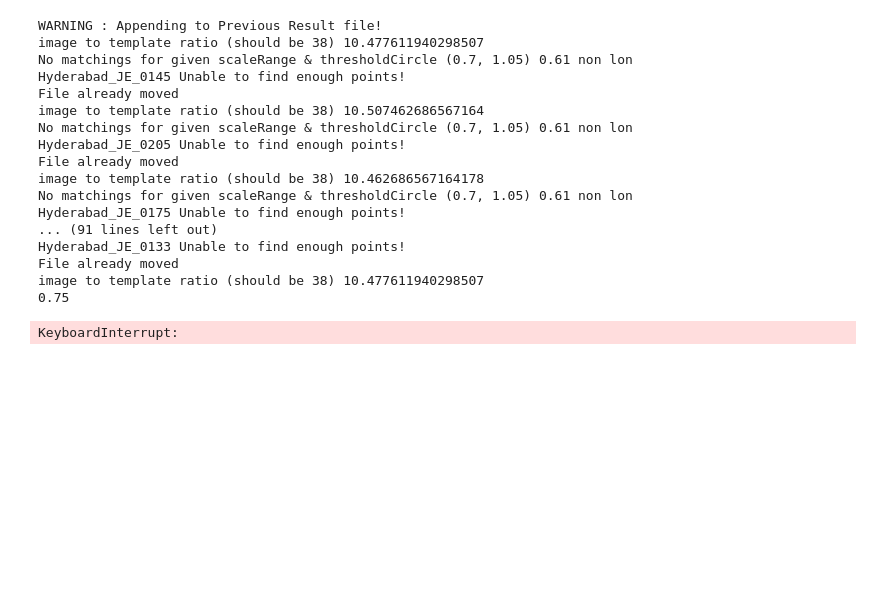
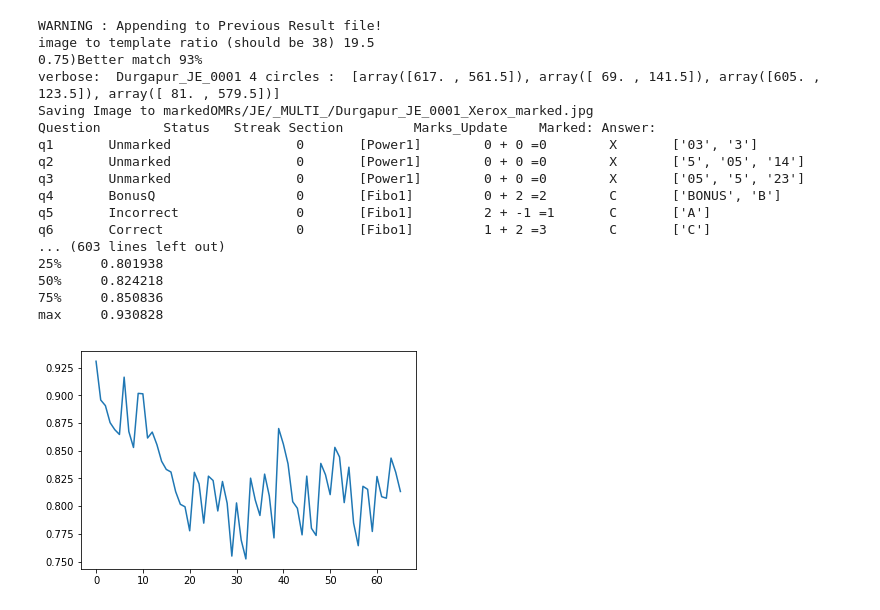
Before and after one commit to Udayraj123/OMRChecker, a Jupyter notebook: python3 opencv3.1 running.ipynb, the cells around one changed output. Cells and saved outputs as stored; diff of their text form; code cells hidden in the pictures; blank space fills up the shorter version.

```diff
--- a/python3 opencv3.1 running.ipynb
+++ b/python3 opencv3.1 running.ipynb
@@ -12,8 +12,8 @@ Evaluate Hindi Files acc to diff template & anskey - Korba, Gwalior, Gonda _/ ,
 
 """
 showimg= 0
-verbose = 0 # Warning, the code may occasionally stop and showimg if verbose = 1
-explain= 0
+verbose = 1 # Warning, the code may occasionally stop and showimg if verbose = 1
+explain= 1
 autorotate=0
 saveMarked=1
 
@@ -462,9 +462,11 @@ def getROI(errorsArray,squadlang,filepath,filename,name,orig,templ,pause=0,lonte
 
 def isintq(qNo,squad):
     if(squad=='J'):
-        return (qNo in (range(1,4)+range(8,11)+range(19,21)))
+#         return (qNo in (range(1,4)+range(8,11)+range(19,21)))
+        return (qNo in list(range(1,4))+list(range(8,11))+list(range(19,21)))
     else:
-        return (qNo in (range(12,13)+range(16,18)+range(7,12)))
+#         return (qNo in (range(12,13)+range(16,18)+range(7,12)))
+        return (qNo in list(range(12,13))+list(range(16,18))+list(range(7,12)))
 
 def merge_dicts(a,b):
     z=a.copy()
@@ -1061,7 +1063,7 @@ see the markedOMR
 """
 
 template = cv2.imread('images/FinalCircle.png',cv2.IMREAD_GRAYSCALE) #,cv2.CV_8UC1/IMREAD_COLOR/UNCHANGED
-lontemplateinv = cv2.imread('images/lon-template-inv-resized.png',cv2.IMREAD_GRAYSCALE)
+lontemplateinv = cv2.imread('images/lon-template-inv-resized.jpg',cv2.IMREAD_GRAYSCALE)
 # lontemplateinv = imutils.rotate_bound(lontemplateinv,angle=180)
 # lontemplateinv = imutils.resize(lontemplateinv,height=int(lontemplateinv.shape[1]*0.75))
 # cv2.imwrite('images/lontemplate-inv-resized.jpg',lontemplateinv)
@@ -1223,47 +1225,47 @@ with open(resultFile,'a') as f:
         if(multiMarkedArray!=[] and len(multiMarkedArray[-1])!=30 and len(multiMarkedArray[-1])!=25):
             multiMarkedArray[-1]=multiMarkedArray[-1]+respArray
 
 
 pd.DataFrame(errorsArray,columns=sheetCols).to_csv('feedsheets/errorSheet.csv',index=False,header=False)
 pd.DataFrame(verifyArray,columns=sheetCols).to_csv('feedsheets/verifySheet.csv',index=False,header=False)
 pd.DataFrame(badRollsArray,columns=sheetCols).to_csv('feedsheets/badRollSheet.csv',index=False,header=False)
 pd.DataFrame(multiMarkedArray,columns=sheetCols).to_csv('feedsheets/multiMarkedSheet.csv',index=False,header=False)
 # print(errorsArray,verifyArray,badRollsArray)
 
 
 counterChecking=counter
 takentimechecking=(int(time()-p)+1)
 print('Finished Checking %d files in %d minute =>  %f sec/OMR:)' % (counterChecking,takentimechecking/60,float(takentimechecking)/float(counterChecking)))
 print('Final Read Thresholds : white %f black %f ' % (minWhiteTHR, maxBlackTHR))
 print('Total files moved : %d ' % (filesMoved))
 print('Total files not moved (shud match) : %d ' % (filesNotMoved))
 
 # Use this data to train as +ve feedback
 # print(thresholdCircles)
 for x in [badThresholds,veryBadPoints,thresholdCircles]:
     if(x!=[]):
         x=pd.DataFrame(x)
         print( x.describe() )
         plt.plot(range(len(x)),x)
     else:
         print(x)
 plt.show()
 # %% [output]
 WARNING : Appending to Previous Result file!
-image to template ratio (should be 38) 10.477611940298507
-No matchings for given scaleRange & thresholdCircle (0.7, 1.05) 0.61 non lon
-Hyderabad_JE_0145 Unable to find enough points!
-File already moved
-image to template ratio (should be 38) 10.507462686567164
-No matchings for given scaleRange & thresholdCircle (0.7, 1.05) 0.61 non lon
-Hyderabad_JE_0205 Unable to find enough points!
-File already moved
-image to template ratio (should be 38) 10.462686567164178
-No matchings for given scaleRange & thresholdCircle (0.7, 1.05) 0.61 non lon
-Hyderabad_JE_0175 Unable to find enough points!
-... (91 lines left out)
-Hyderabad_JE_0133 Unable to find enough points!
-File already moved
-image to template ratio (should be 38) 10.477611940298507
-0.75
+image to template ratio (should be 38) 19.5
+0.75)Better match 93%
+verbose:  Durgapur_JE_0001 4 circles :  [array([617. , 561.5]), array([ 69. , 141.5]), array([605. , 123.5]), array([ 81. , 579.5])]
+Saving Image to markedOMRs/JE/_MULTI_/Durgapur_JE_0001_Xerox_marked.jpg
+Question        Status   Streak Section         Marks_Update    Marked: Answer:
+q1       Unmarked                0       [Power1]        0 + 0 =0        X       ['03', '3']
+q2       Unmarked                0       [Power1]        0 + 0 =0        X       ['5', '05', '14']
+q3       Unmarked                0       [Power1]        0 + 0 =0        X       ['05', '5', '23']
+q4       BonusQ                  0       [Fibo1]         0 + 2 =2        C       ['BONUS', 'B']
+q5       Incorrect               0       [Fibo1]         2 + -1 =1       C       ['A']
+q6       Correct                 0       [Fibo1]         1 + 2 =3        C       ['C']
+... (603 lines left out)
+25%     0.801938
+50%     0.824218
+75%     0.850836
+max     0.930828
-KeyboardInterrupt:
+[figure, added]
```
Also changed, not shown: parts of 1 cell of this notebook.
